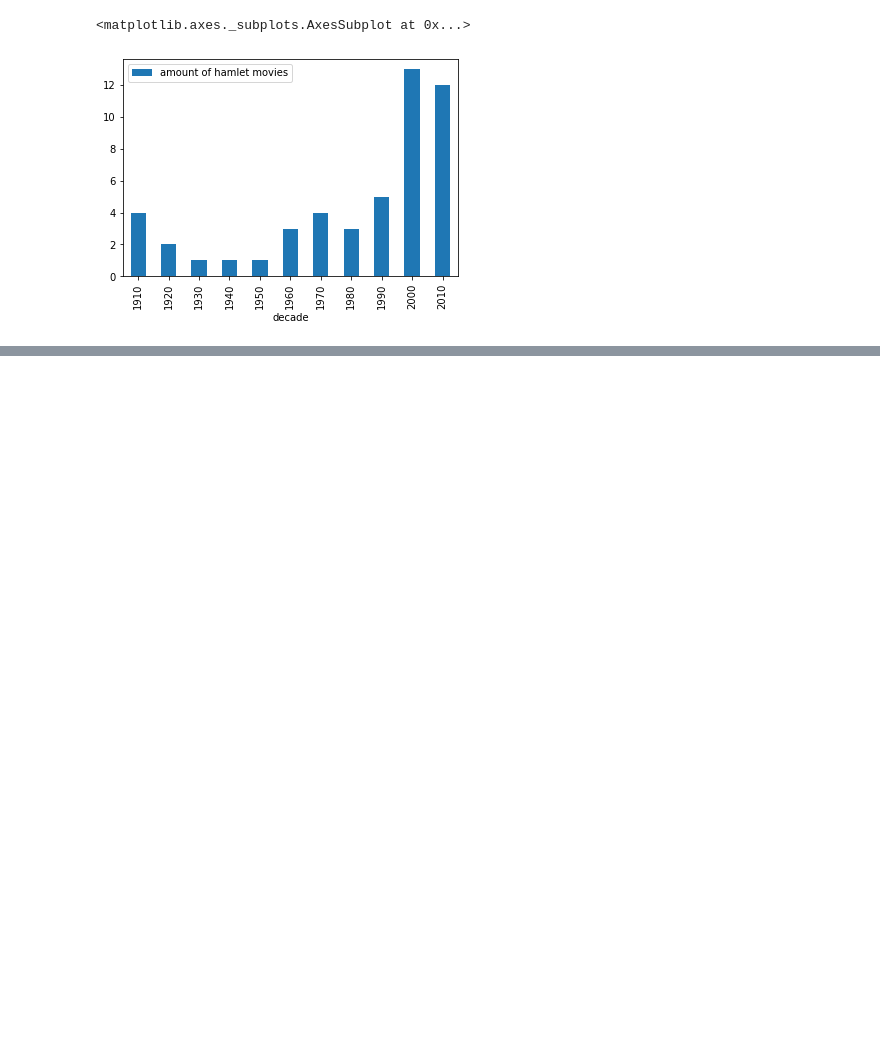
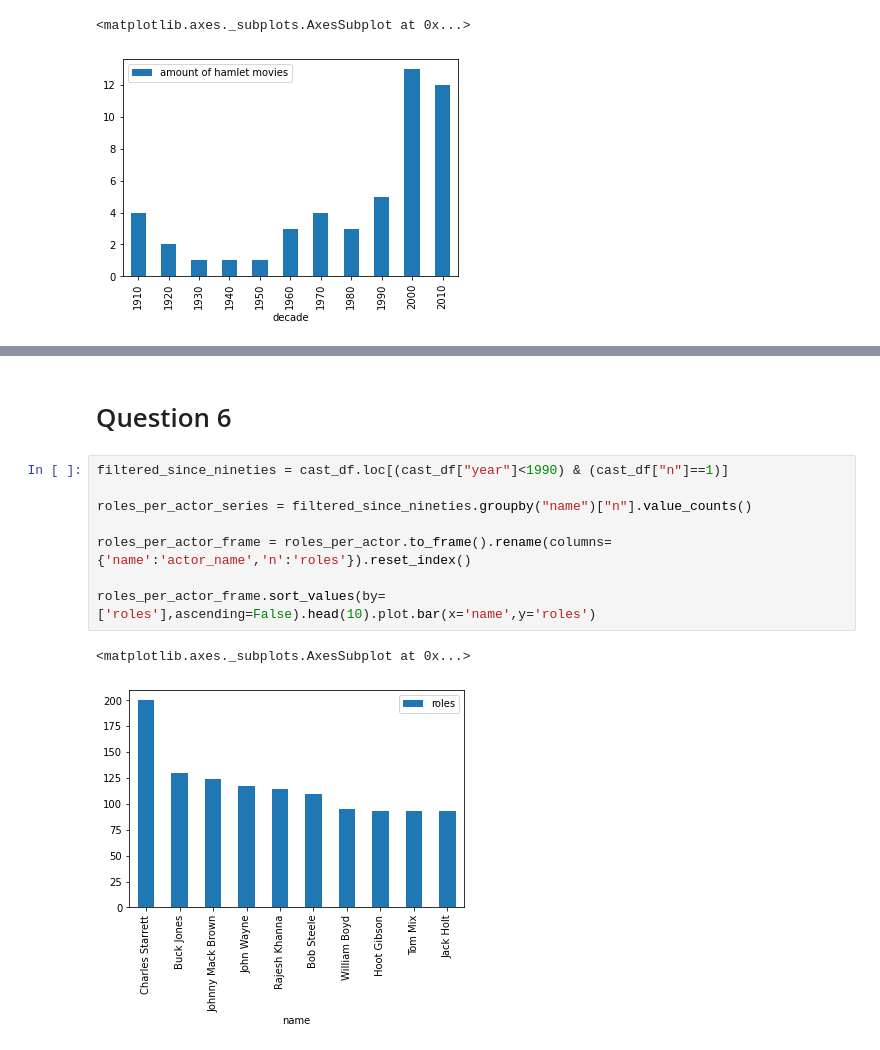
Before and after one commit to EitanKats/data-science-project-sem-a, a Jupyter notebook: Programming-section-notebook.ipynb, the cells around one changed output, grey strips where cells are left out. Drawn from its saved outputs; the diff is of its cells as text; blank space fills up the shorter version.

Commit message:
added answers for question 5 and 6

```diff
--- a/Programming-section-notebook.ipynb
+++ b/Programming-section-notebook.ipynb
@@ -117,0 +128,13 @@ aggregated_movies.reset_index().rename(columns={'title' : 'amount of hamlet movi
+# %% [markdown]
+# Question 6
+# %%
+filtered_since_nineties = cast_df.loc[(cast_df["year"]<1990) & (cast_df["n"]==1)]
+
+roles_per_actor_series = filtered_since_nineties.groupby("name")["n"].value_counts()
+
+roles_per_actor_frame = roles_per_actor.to_frame().rename(columns={'name':'actor_name','n':'roles'}).reset_index()
+
+roles_per_actor_frame.sort_values(by=['roles'],ascending=False).head(10).plot.bar(x='name',y='roles')
+# %% [output]
+<matplotlib.axes._subplots.AxesSubplot at 0x...>
+[figure, added]
```
Also changed, not shown: parts of 2 cells of this notebook.
